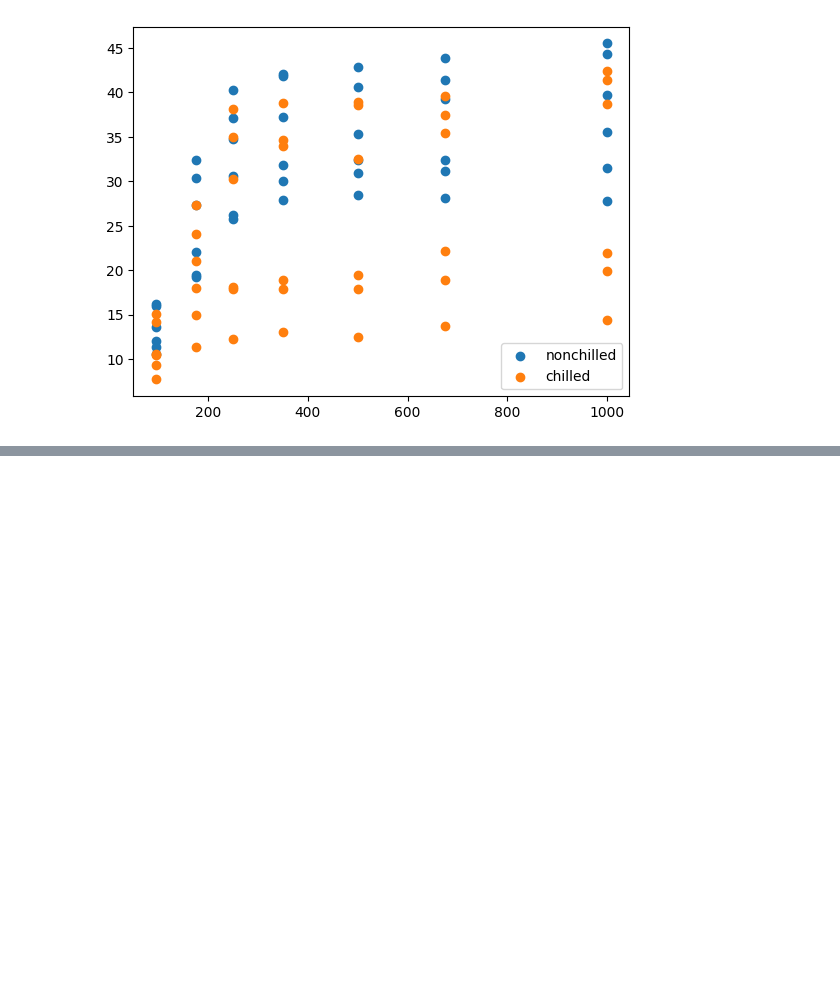
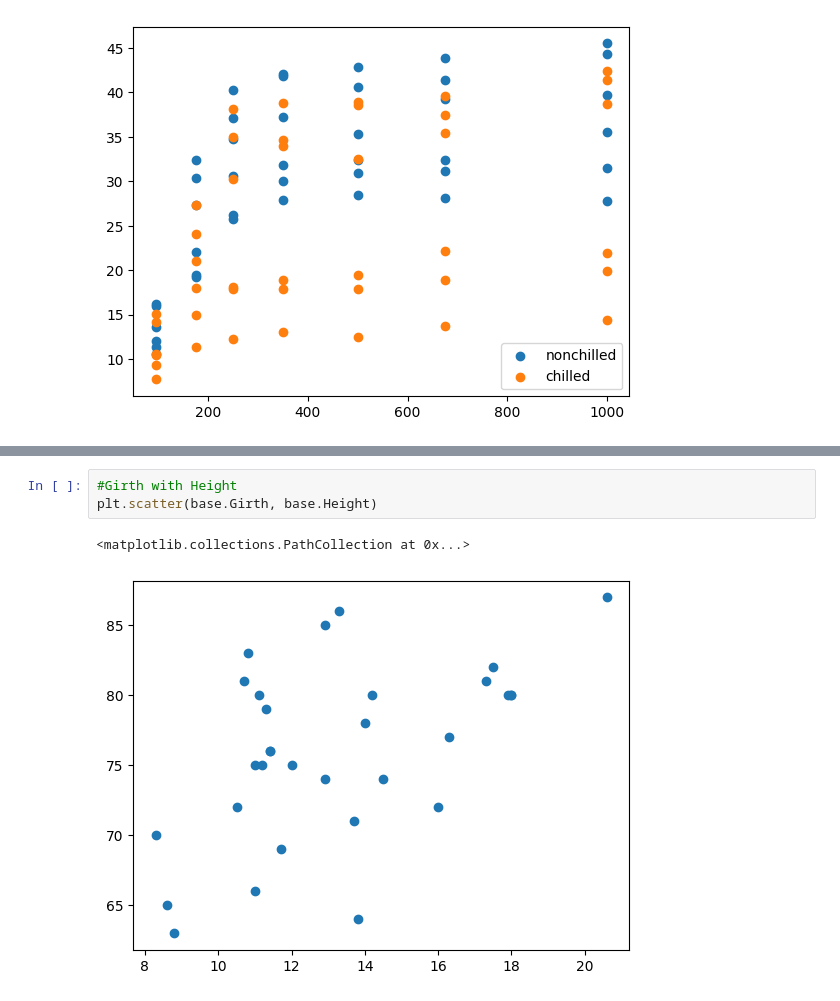
Before and after one commit to tirolezzo/DataScience, a Jupyter notebook: GraficosVisualizaçãoDashboards.ipynb, the cells around one changed output, grey strips where cells are left out. Cells and saved outputs as stored; diff of their text form; blank space fills up the shorter version.

```diff
--- a/GraficosVisualizaçãoDashboards.ipynb
+++ b/GraficosVisualizaçãoDashboards.ipynb
@@ -226,0 +246,6 @@ plt.legend(loc = 'lower right')
+# %%
+#Girth with Height
+plt.scatter(base.Girth, base.Height)
+# %% [output]
+<matplotlib.collections.PathCollection at 0x...>
+[figure, added]
```
Also changed, not shown: parts of 6 cells of this notebook.
